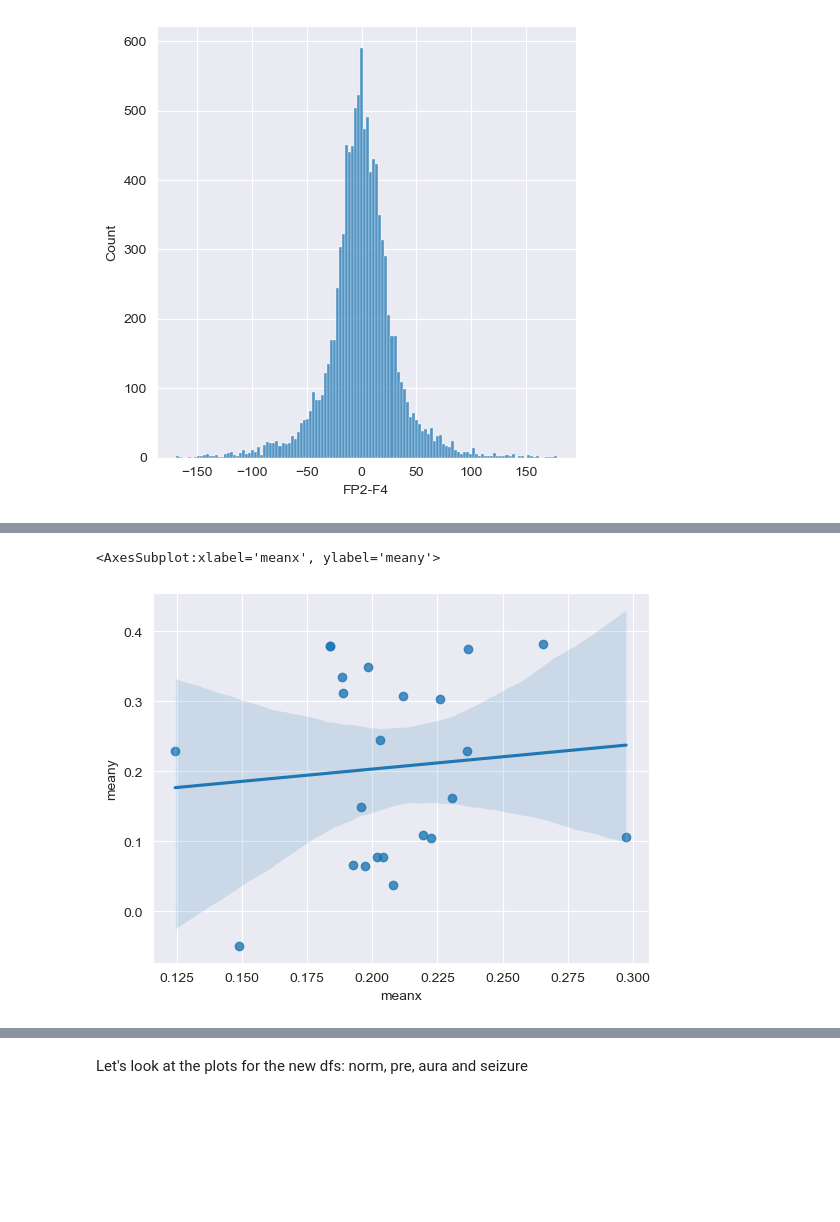
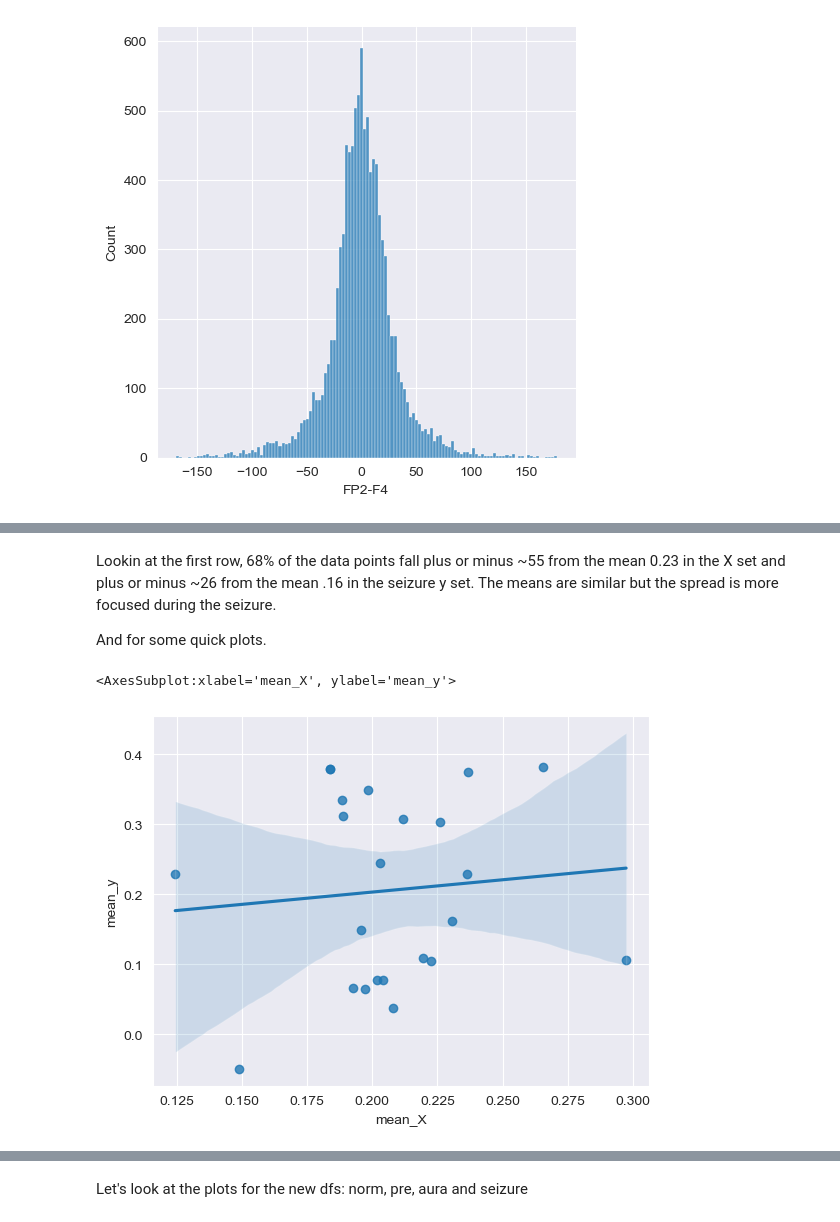
Before and after one commit to eipiisneg1/seizure_prediction_model, a Jupyter notebook: patient_1_02_EDA_step.ipynb, the cells around one changed output, grey strips where cells are left out. Saved outputs shown, nothing was run; the diff lists cells and outputs as text; code cells hidden in the pictures; blank space fills up the shorter version.

```diff
--- a/patient_1_02_EDA_step.ipynb
+++ b/patient_1_02_EDA_step.ipynb
@@ -92,5 +75,5 @@ The model will then be tested on the VNS patient, who has a different "baseline"
 # %%
-"""functions designed to be called when an .edf file needs to be cleaned and organized """
+"""Functions to be called when needed since there are 3 patients """
 
 import numpy as np
 import pandas as pd
@@ -249,8 +232,8 @@ def compare_describe_methods(dfx,dfy):
 	X_train_describe = master_data_patient_dict['Patient 1 initial set'][dfx].describe().transpose()
 	y_train_describe = master_data_patient_dict['Patient 1 initial set'][dfy].describe().transpose()
 	trains_compared = pd.concat([X_train_describe,y_train_describe],axis=1)
-	trains_compared.columns = ['countx','meanx','stdx','minx','25%x','50%x','75%x','maxx','county','meany','stdy',
-							   'miny','25%y','50%y','75%y','maxy']
+	trains_compared.columns = ['count_X','mean_X','std_X','min_X','25%_X','50%_X','75%_X','max_X','count_y','mean_y','std_y',
+							   'min_y','25%_y','50%_y','75%_y','max_y']
 	return trains_compared.sort_index(axis=1)
 
 
@@ -415,8 +411,12 @@ individuals
 | FT9-FT10 | -20.903541 | -16.605617 | -1.367521 | -0.195360 | 21.294261 | 16.605617 | 1688576.0 | 10241.0 | 583.540904 | 134.212454 | 0.297334 | ... |
 | FT10-T8 | -10.744811 | -8.791209 | 0.195360 | 0.195360 | 10.744811 | 9.181929 | 1688576.0 | 10241.0 | 289.328449 | 74.822955 | 0.219307 | ... |
 | T8-P8-1 | -13.479853 | -13.479853 | 0.195360 | 0.586081 | 14.261294 | 14.652015 | 1688576.0 | 10241.0 | 247.130647 | 109.206349 | 0.183763 | ... |
+# %% [markdown]
+Lookin at the first row, 68% of the data points fall plus or minus ~55 from the mean 0.23 in the X set and plus or minus ~26 from the mean .16 in the seizure y set. The means are similar but the spread is more focused during the seizure.
+
+And for some quick plots.
 # %%
- sns_line(data=individuals, x='meanx', y='meany')
+ sns_line(data=individuals, x='mean_X', y='mean_y')
 # %% [output]
-<AxesSubplot:xlabel='meanx', ylabel='meany'>
+<AxesSubplot:xlabel='mean_X', ylabel='mean_y'>
-[figure, old version]
+[figure, new version]
```
Also changed, not shown: parts of 73 cells of this notebook.
